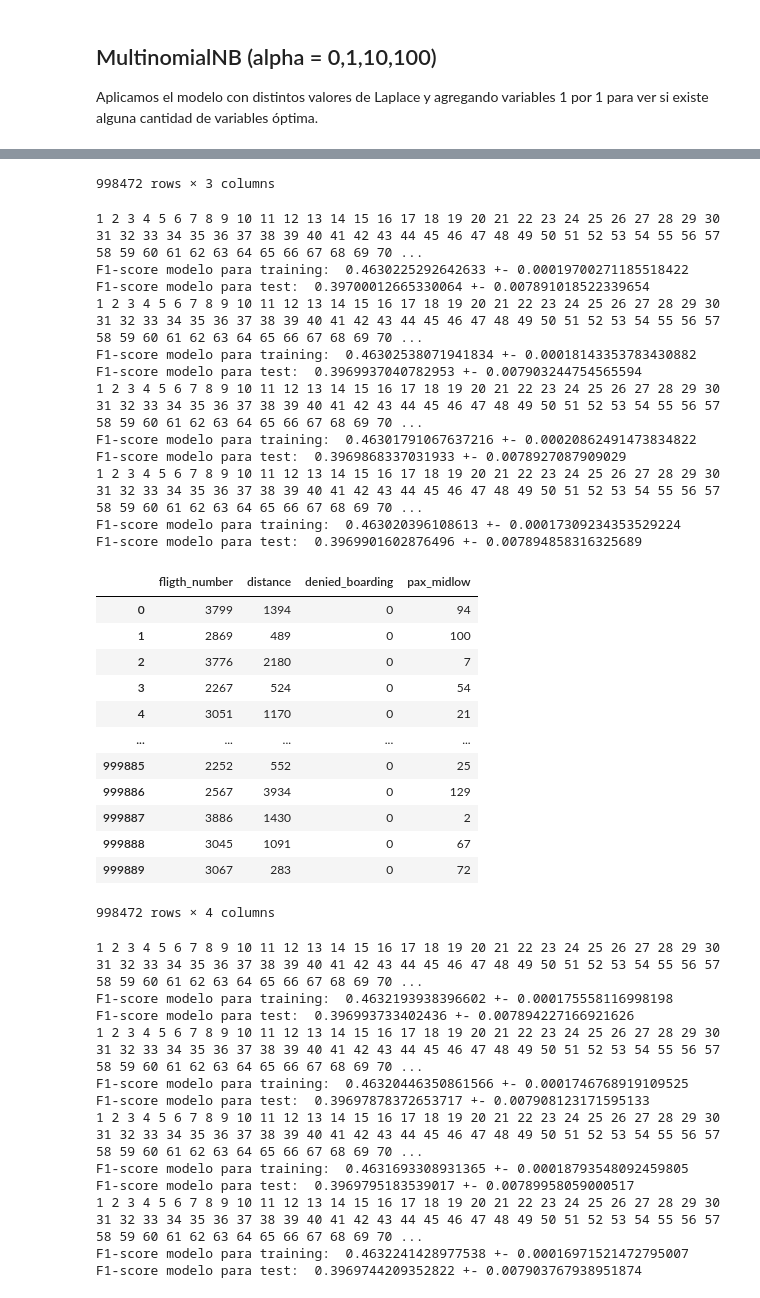
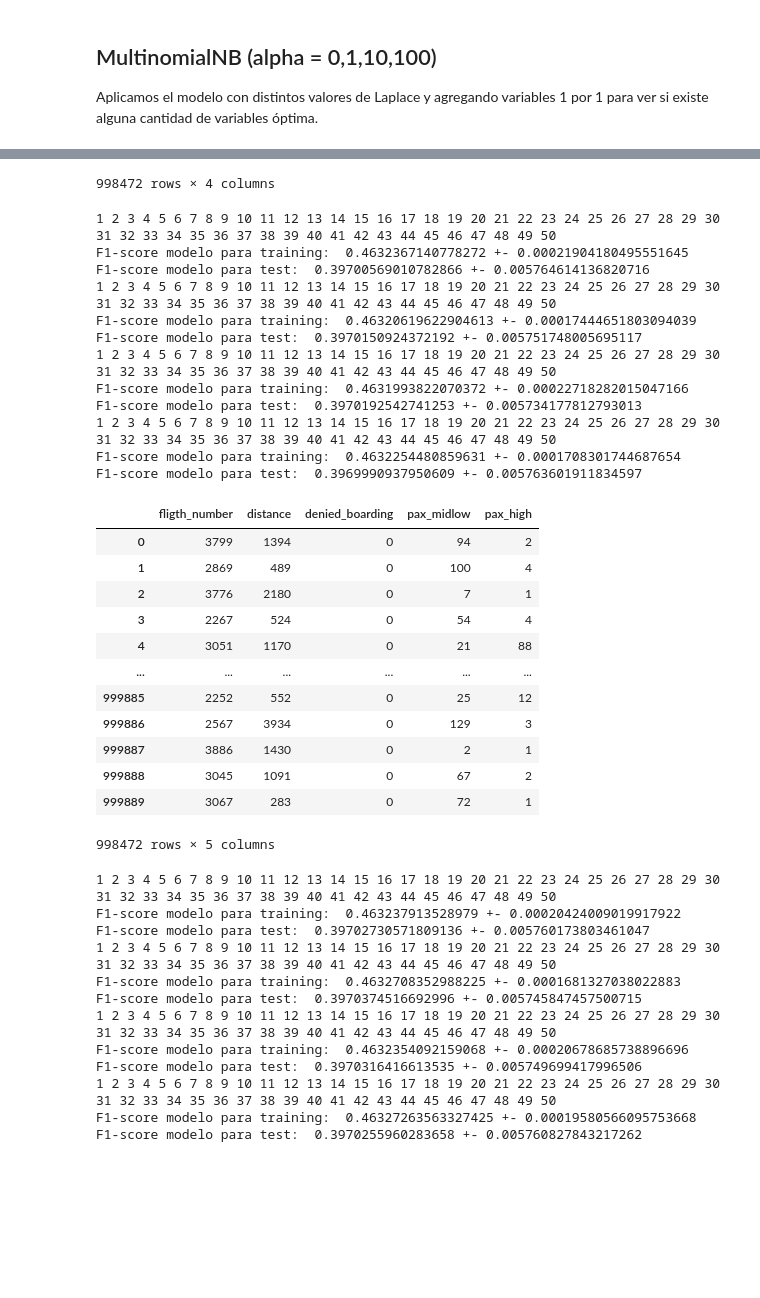
Before and after one commit to morozco0/TICS411, a Jupyter notebook: Proyecto2/Untitled.ipynb, the cells around one changed output, grey strips where cells are left out. Saved outputs shown, nothing was run; the diff lists cells and outputs as text; code cells hidden in the pictures; blank space fills up the shorter version.

```diff
--- a/Proyecto2/Untitled.ipynb
+++ b/Proyecto2/Untitled.ipynb
@@ -136,7 +132,7 @@ Multinomial1 = []
 Multinomial10 = []
 Multinomial100 = []
 
-m = 1
+m = 2
 while(m < len(df_procesado.columns)):
     display(df_procesado.iloc[:,:m])
 
@@ -145,7 +141,7 @@ while(m < len(df_procesado.columns)):
 
     for j in [0,1,10,100]:
     #Crear un objeto de KFold cross validation
-        k = 100
+        k = 50
         kf = KFold(n_splits = k, shuffle = True, random_state = 42)
 
         NB = MultinomialNB(alpha = j)
@@ -263,38 +259,38 @@ F1-score modelo para test:  0.39698825867021353 +- 0.007905993503984396
-998472 rows × 3 columns
+998472 rows × 4 columns
-1 2 3 4 5 6 7 8 9 10 11 12 13 14 15 16 17 18 19 20 21 22 23 24 25 26 27 28 29 30 31 32 33 34 35 36 37 38 39 40 41 42 43 44 45 46 47 48 49 50 51 52 53 54 55 56 57 58 59 60 61 62 63 64 65 66 67 68 69 70 ...
-F1-score modelo para training:  0.4630225292642633 +- 0.00019700271185518422
-F1-score modelo para test:  0.39700012665330064 +- 0.007891018522339654
-1 2 3 4 5 6 7 8 9 10 11 12 13 14 15 16 17 18 19 20 21 22 23 24 25 26 27 28 29 30 31 32 33 34 35 36 37 38 39 40 41 42 43 44 45 46 47 48 49 50 51 52 53 54 55 56 57 58 59 60 61 62 63 64 65 66 67 68 69 70 ...
-F1-score modelo para training:  0.46302538071941834 +- 0.00018143353783430882
-F1-score modelo para test:  0.3969937040782953 +- 0.007903244754565594
-1 2 3 4 5 6 7 8 9 10 11 12 13 14 15 16 17 18 19 20 21 22 23 24 25 26 27 28 29 30 31 32 33 34 35 36 37 38 39 40 41 42 43 44 45 46 47 48 49 50 51 52 53 54 55 56 57 58 59 60 61 62 63 64 65 66 67 68 69 70 ...
-F1-score modelo para training:  0.46301791067637216 +- 0.00020862491473834822
-F1-score modelo para test:  0.3969868337031933 +- 0.0078927087909029
-1 2 3 4 5 6 7 8 9 10 11 12 13 14 15 16 17 18 19 20 21 22 23 24 25 26 27 28 29 30 31 32 33 34 35 36 37 38 39 40 41 42 43 44 45 46 47 48 49 50 51 52 53 54 55 56 57 58 59 60 61 62 63 64 65 66 67 68 69 70 ...
-F1-score modelo para training:  0.463020396108613 +- 0.00017309234353529224
-F1-score modelo para test:  0.3969901602876496 +- 0.007894858316325689
+1 2 3 4 5 6 7 8 9 10 11 12 13 14 15 16 17 18 19 20 21 22 23 24 25 26 27 28 29 30 31 32 33 34 35 36 37 38 39 40 41 42 43 44 45 46 47 48 49 50
+F1-score modelo para training:  0.4632367140778272 +- 0.00021904180495551645
+F1-score modelo para test:  0.39700569010782866 +- 0.005764614136820716
+1 2 3 4 5 6 7 8 9 10 11 12 13 14 15 16 17 18 19 20 21 22 23 24 25 26 27 28 29 30 31 32 33 34 35 36 37 38 39 40 41 42 43 44 45 46 47 48 49 50
+F1-score modelo para training:  0.46320619622904613 +- 0.00017444651803094039
+F1-score modelo para test:  0.3970150924372192 +- 0.005751748005695117
+1 2 3 4 5 6 7 8 9 10 11 12 13 14 15 16 17 18 19 20 21 22 23 24 25 26 27 28 29 30 31 32 33 34 35 36 37 38 39 40 41 42 43 44 45 46 47 48 49 50
+F1-score modelo para training:  0.4631993822070372 +- 0.00022718282015047166
+F1-score modelo para test:  0.3970192542741253 +- 0.005734177812793013
+1 2 3 4 5 6 7 8 9 10 11 12 13 14 15 16 17 18 19 20 21 22 23 24 25 26 27 28 29 30 31 32 33 34 35 36 37 38 39 40 41 42 43 44 45 46 47 48 49 50
+F1-score modelo para training:  0.4632254480859631 +- 0.0001708301744687654
+F1-score modelo para test:  0.3969990937950609 +- 0.005763601911834597
-|  | fligth_number | distance | denied_boarding | pax_midlow |
-| 0 | 3799 | 1394 | 0 | 94 |
-| 1 | 2869 | 489 | 0 | 100 |
-| 2 | 3776 | 2180 | 0 | 7 |
-| 3 | 2267 | 524 | 0 | 54 |
-| 4 | 3051 | 1170 | 0 | 21 |
-| ... | ... | ... | ... | ... |
-| 999885 | 2252 | 552 | 0 | 25 |
-| 999886 | 2567 | 3934 | 0 | 129 |
-| 999887 | 3886 | 1430 | 0 | 2 |
-| 999888 | 3045 | 1091 | 0 | 67 |
-| 999889 | 3067 | 283 | 0 | 72 |
+|  | fligth_number | distance | denied_boarding | pax_midlow | pax_high |
+| 0 | 3799 | 1394 | 0 | 94 | 2 |
+| 1 | 2869 | 489 | 0 | 100 | 4 |
+| 2 | 3776 | 2180 | 0 | 7 | 1 |
+| 3 | 2267 | 524 | 0 | 54 | 4 |
+| 4 | 3051 | 1170 | 0 | 21 | 88 |
+| ... | ... | ... | ... | ... | ... |
+| 999885 | 2252 | 552 | 0 | 25 | 12 |
+| 999886 | 2567 | 3934 | 0 | 129 | 3 |
+| 999887 | 3886 | 1430 | 0 | 2 | 1 |
+| 999888 | 3045 | 1091 | 0 | 67 | 2 |
+| 999889 | 3067 | 283 | 0 | 72 | 1 |
-998472 rows × 4 columns
+998472 rows × 5 columns
-1 2 3 4 5 6 7 8 9 10 11 12 13 14 15 16 17 18 19 20 21 22 23 24 25 26 27 28 29 30 31 32 33 34 35 36 37 38 39 40 41 42 43 44 45 46 47 48 49 50 51 52 53 54 55 56 57 58 59 60 61 62 63 64 65 66 67 68 69 70 ...
-F1-score modelo para training:  0.4632193938396602 +- 0.000175558116998198
-F1-score modelo para test:  0.396993733402436 +- 0.007894227166921626
-1 2 3 4 5 6 7 8 9 10 11 12 13 14 15 16 17 18 19 20 21 22 23 24 25 26 27 28 29 30 31 32 33 34 35 36 37 38 39 40 41 42 43 44 45 46 47 48 49 50 51 52 53 54 55 56 57 58 59 60 61 62 63 64 65 66 67 68 69 70 ...
-F1-score modelo para training:  0.46320446350861566 +- 0.0001746768919109525
-F1-score modelo para test:  0.39697878372653717 +- 0.007908123171595133
-1 2 3 4 5 6 7 8 9 10 11 12 13 14 15 16 17 18 19 20 21 22 23 24 25 26 27 28 29 30 31 32 33 34 35 36 37 38 39 40 41 42 43 44 45 46 47 48 49 50 51 52 53 54 55 56 57 58 59 60 61 62 63 64 65 66 67 68 69 70 ...
-F1-score modelo para training:  0.4631693308931365 +- 0.00018793548092459805
-F1-score modelo para test:  0.3969795183539017 +- 0.00789958059000517
-1 2 3 4 5 6 7 8 9 10 11 12 13 14 15 16 17 18 19 20 21 22 23 24 25 26 27 28 29 30 31 32 33 34 35 36 37 38 39 40 41 42 43 44 45 46 47 48 49 50 51 52 53 54 55 56 57 58 59 60 61 62 63 64 65 66 67 68 69 70 ...
-F1-score modelo para training:  0.4632241428977538 +- 0.00016971521472795007
-F1-score modelo para test:  0.3969744209352822 +- 0.007903767938951874
+1 2 3 4 5 6 7 8 9 10 11 12 13 14 15 16 17 18 19 20 21 22 23 24 25 26 27 28 29 30 31 32 33 34 35 36 37 38 39 40 41 42 43 44 45 46 47 48 49 50
+F1-score modelo para training:  0.463237913528979 +- 0.00020424009019917922
+F1-score modelo para test:  0.39702730571809136 +- 0.005760173803461047
+1 2 3 4 5 6 7 8 9 10 11 12 13 14 15 16 17 18 19 20 21 22 23 24 25 26 27 28 29 30 31 32 33 34 35 36 37 38 39 40 41 42 43 44 45 46 47 48 49 50
+F1-score modelo para training:  0.4632708352988225 +- 0.0001681327038022883
+F1-score modelo para test:  0.3970374516692996 +- 0.005745847457500715
+1 2 3 4 5 6 7 8 9 10 11 12 13 14 15 16 17 18 19 20 21 22 23 24 25 26 27 28 29 30 31 32 33 34 35 36 37 38 39 40 41 42 43 44 45 46 47 48 49 50
+F1-score modelo para training:  0.4632354092159068 +- 0.00020678685738896696
+F1-score modelo para test:  0.3970316416613535 +- 0.005749699417996506
+1 2 3 4 5 6 7 8 9 10 11 12 13 14 15 16 17 18 19 20 21 22 23 24 25 26 27 28 29 30 31 32 33 34 35 36 37 38 39 40 41 42 43 44 45 46 47 48 49 50
+F1-score modelo para training:  0.46327263563327425 +- 0.00019580566095753668
+F1-score modelo para test:  0.3970255960283658 +- 0.005760827843217262
```
Also changed, not shown: parts of 34 cells of this notebook, 1 other file.
